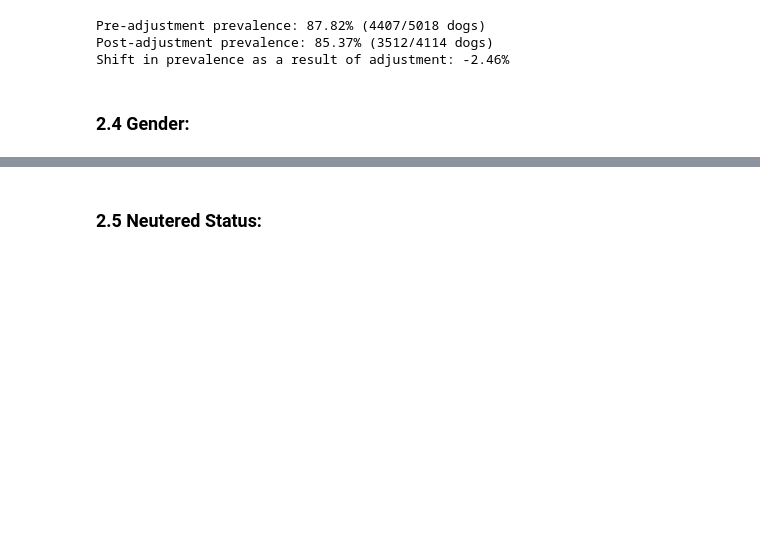
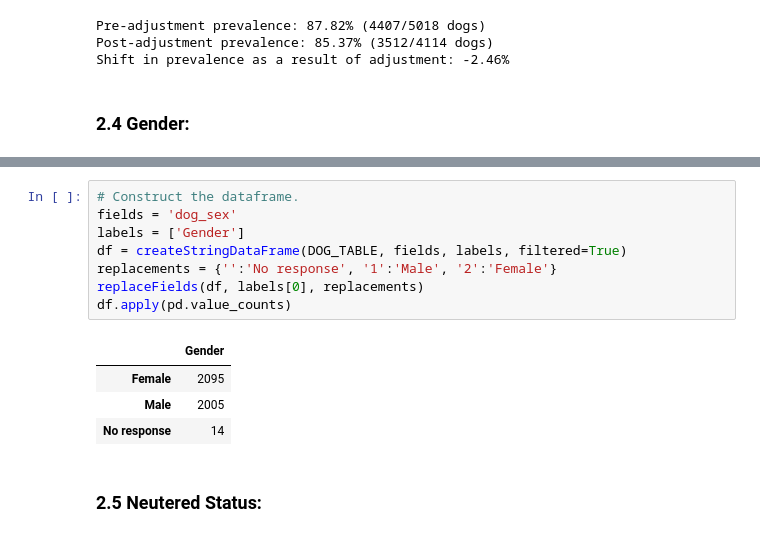
Before and after one commit to iandinwoodie/pdbs-study-1, a Jupyter notebook: notebooks/1.0-ird-pdbs-analysis-notebook.ipynb, the cells around one changed output, grey strips where cells are left out. Drawn from its saved outputs; the diff is of its cells as text; blank space fills up the shorter version.

```diff
--- a/notebooks/1.0-ird-pdbs-analysis-notebook.ipynb
+++ b/notebooks/1.0-ird-pdbs-analysis-notebook.ipynb
@@ -376,5 +374,18 @@ if SAVE_OUTPUT:
 py.iplot(fig)
 # %% [output]
 [interactive output not drawn]
+# %%
+# Construct the dataframe.
+fields = 'dog_sex'
+labels = ['Gender']
+df = createStringDataFrame(DOG_TABLE, fields, labels, filtered=True)
+replacements = {'':'No response', '1':'Male', '2':'Female'}
+replaceFields(df, labels[0], replacements)
+df.apply(pd.value_counts)
+# %% [output]
+|  | Gender |
+| Female | 2095 |
+| Male | 2005 |
+| No response | 14 |
 # %% [markdown]
 ### 2.5 Neutered Status:
```
Also changed, not shown: parts of 4 cells of this notebook.
